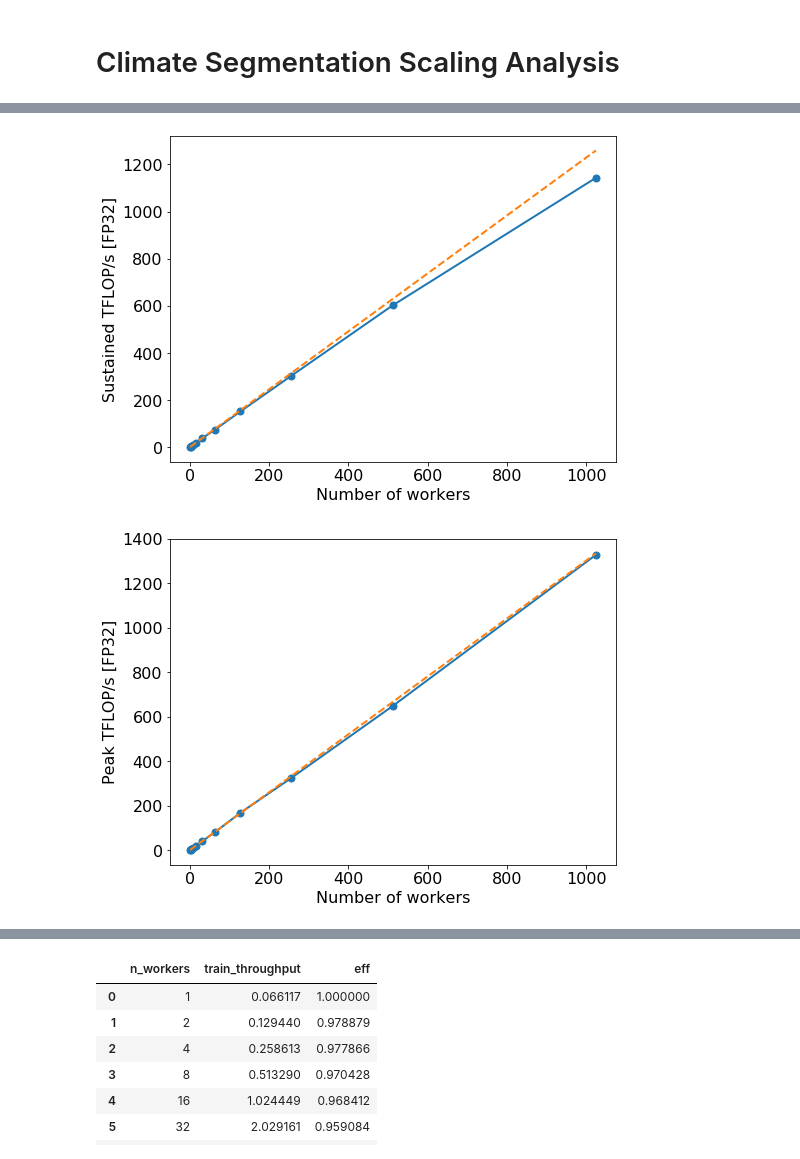
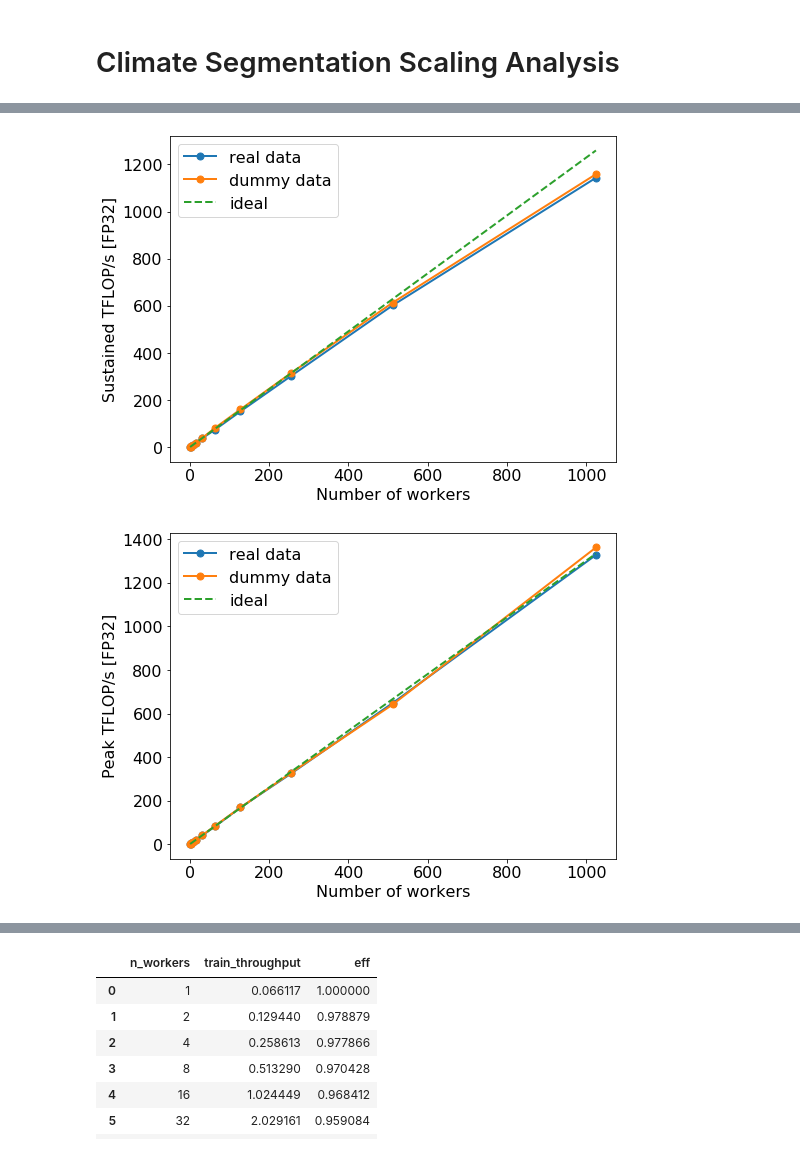
Before and after one commit to sparticlesteve/climate-seg-benchmark, a Jupyter notebook: notebooks/ScalingAnalysis.ipynb, the cells around one changed output, grey strips where cells are left out. Drawn from its saved outputs; the diff is of its cells as text; code cells hidden in the pictures.

Commit message:
update scaling notebook with dummy data results

```diff
--- a/notebooks/ScalingAnalysis.ipynb
+++ b/notebooks/ScalingAnalysis.ipynb
@@ -11,6 +11,8 @@ plt.rcParams['lines.markersize'] = 14
 plt.rcParams['lines.linewidth'] = 2
 # %%
 data = pd.read_csv('../run_scripts/scaling_results_003.txt', delim_whitespace=True)
+# %%
+dummy_data = pd.read_csv('../run_scripts/scaling_results_dummy_003.txt', delim_whitespace=True)
 # %%
 # Compute throughputs
 train_throughput = data.n_steps * data.batch_size / data.train_time
@@ -32,0 +34,5 @@ data
+# %%
+# Compute throughputs for dummy data
+train_throughput = dummy_data.n_steps * dummy_data.batch_size / dummy_data.train_time
+dummy_data = dummy_data.assign(train_throughput=train_throughput)
+dummy_data
@@ -33,24 +52,34 @@ data
 # %%
 plt.figure(figsize=(8, 6))
-plt.plot(data.n_workers, data.sust_flops, '.-')
+
+# Real and dummy data
+plt.plot(data.n_workers, data.sust_flops, '.-', label='real data')
+plt.plot(dummy_data.n_workers, dummy_data.sust_flops, '.-', label='dummy data')
 
 # Ideal scaling
-plt.plot(data.n_workers, data.n_workers * data.sust_flops.loc[0], '--')
+plt.plot(data.n_workers, data.n_workers * data.sust_flops.loc[0], '--', label='ideal')
 
 plt.xlabel('Number of workers')
-plt.ylabel('Sustained TFLOP/s [FP32]');
+plt.ylabel('Sustained TFLOP/s [FP32]')
+
+plt.legend(loc=0);
 # %% [output]
-[figure, old version]
+[figure, new version]
 # %%
 plt.figure(figsize=(8, 6))
-plt.plot(data.n_workers, data.peak_flops, '.-')
+
+# Real and dummy data
+plt.plot(data.n_workers, data.peak_flops, '.-', label='real data')
+plt.plot(dummy_data.n_workers, dummy_data.peak_flops, '.-', label='dummy data')
 
 # Ideal scaling
-plt.plot(data.n_workers, data.n_workers * data.peak_flops.loc[0], '--')
+plt.plot(data.n_workers, data.n_workers * data.peak_flops.loc[0], '--', label='ideal')
 
 plt.xlabel('Number of workers')
-plt.ylabel('Peak TFLOP/s [FP32]');
+plt.ylabel('Peak TFLOP/s [FP32]')
+
+plt.legend(loc=0);
 # %% [output]
-[figure, old version]
+[figure, new version]
 # %%
 plt.figure(figsize=(8, 6))
```
Also changed, not shown: parts of 4 cells of this notebook.
